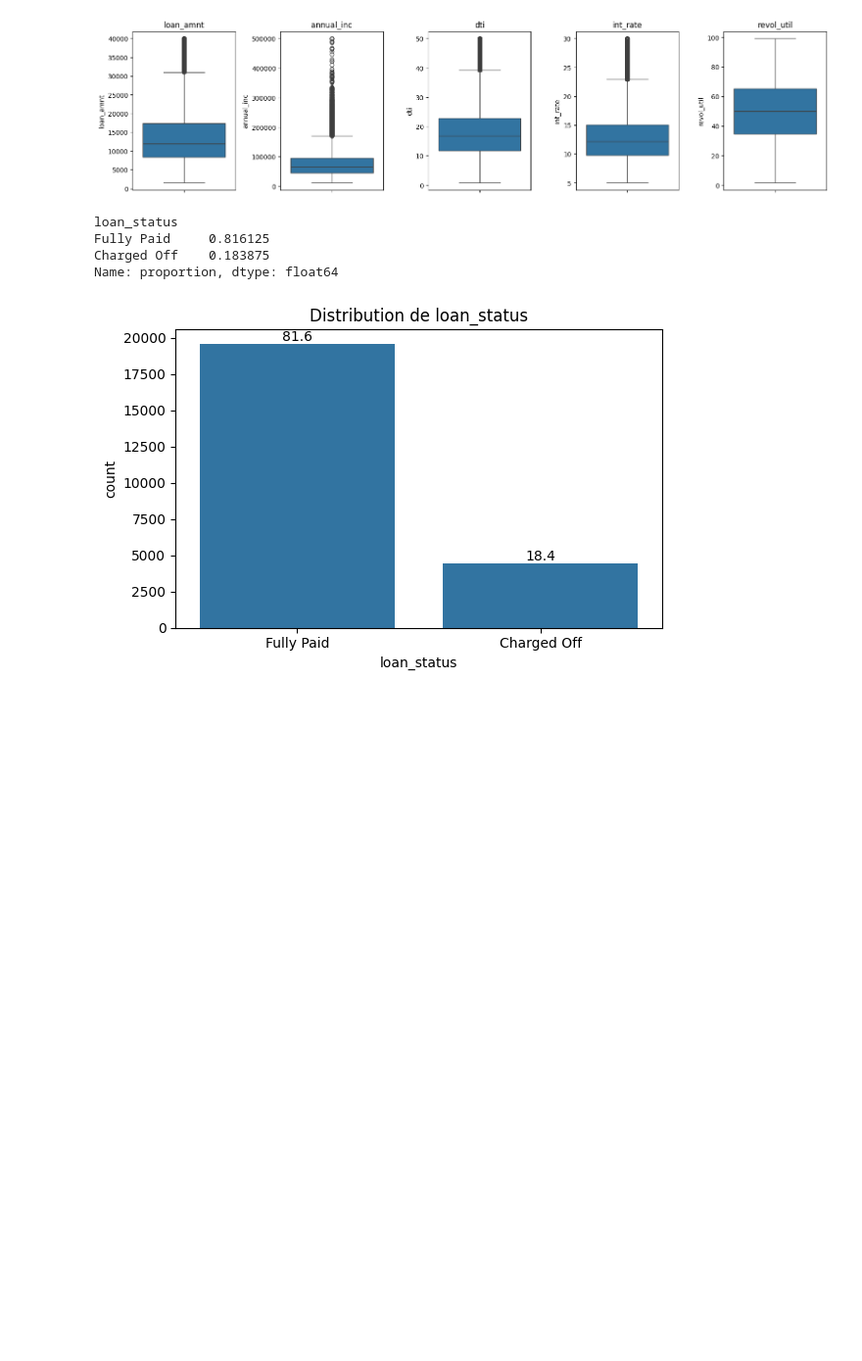
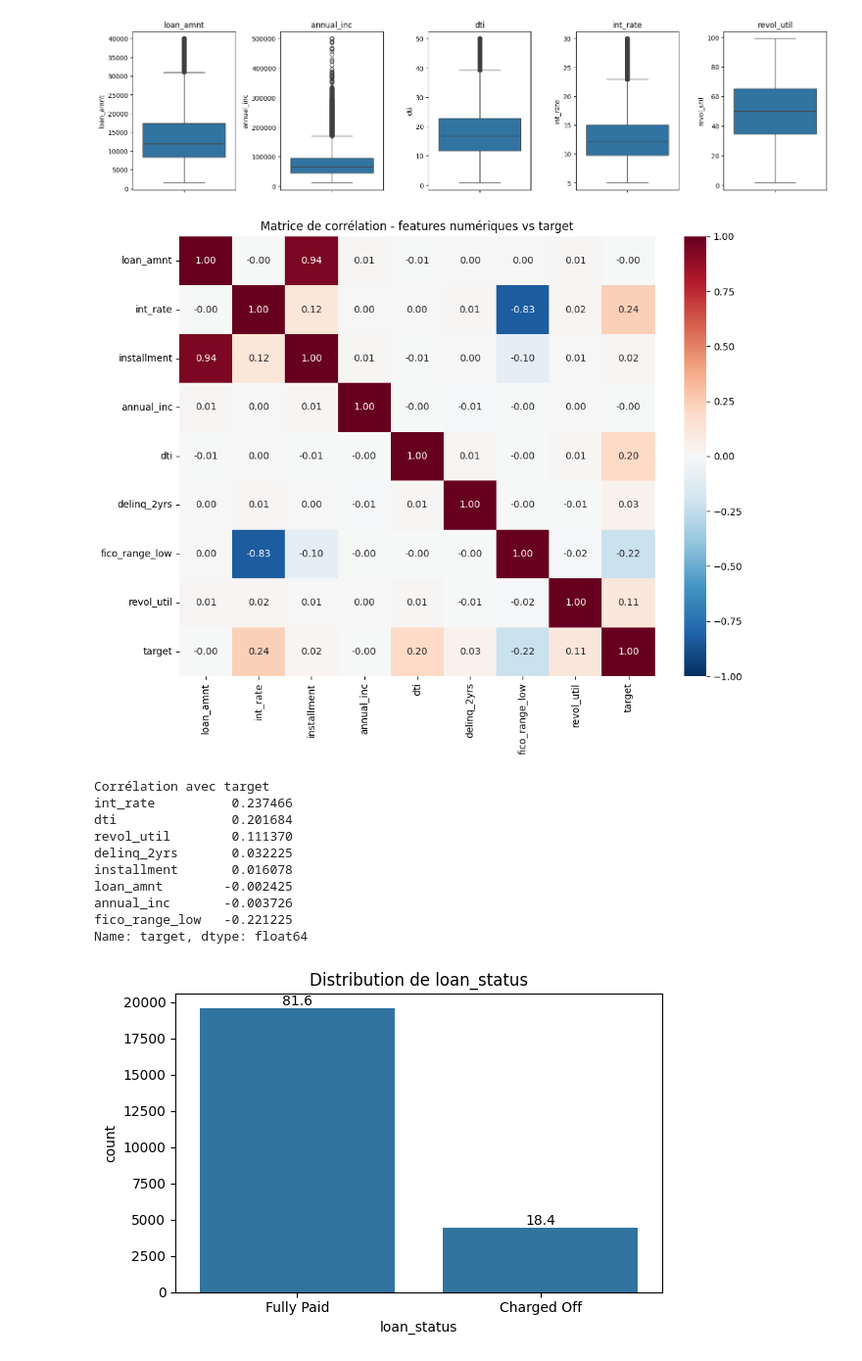
Before and after one commit to A949196/m1-b1-tom-carpentier, a Jupyter notebook: notebooks/M1-B1_template.ipynb, the cells around one changed output. Shown at 98% size. Cells and saved outputs as stored; diff of their text form; code cells hidden in the pictures; blank space fills up the shorter version.

```diff
--- a/notebooks/M1-B1_template.ipynb
+++ b/notebooks/M1-B1_template.ipynb
@@ -68,11 +103,31 @@ plt.show()
 # %% [output]
 [figure]
 # %%
-counts = df["loan_status"].value_counts(normalize=True)
-counts
+# Corrélations clés
+df["target"] = (df["loan_status"] == "Charged Off").astype(int)
+
+cols_num = ["loan_amnt", "int_rate", "installment", "annual_inc", "dti", "delinq_2yrs",
+           "fico_range_low", "revol_util", "target"
+           ]
+fig, ax = plt.subplots(figsize=(10,8))
+corr_matrix = df[cols_num].corr()
+sns.heatmap(corr_matrix, annot=True, fmt=".2f", cmap="RdBu_r", center=0, vmin=-1, vmax=1, ax=ax)
+ax.set_title("Matrice de corrélation - features numériques vs target")
+plt.tight_layout()
+plt.show()
+
+print("Corrélation avec target")
+print(corr_matrix["target"].drop("target").sort_values(ascending=False))
 # %% [output]
+[figure, added]
-loan_status
-Fully Paid     0.816125
-Charged Off    0.183875
-Name: proportion, dtype: float64
+Corrélation avec target
+int_rate          0.237466
+dti               0.201684
+revol_util        0.111370
+delinq_2yrs       0.032225
+installment       0.016078
+loan_amnt        -0.002425
+annual_inc       -0.003726
+fico_range_low   -0.221225
+Name: target, dtype: float64
 # %%
```
Also changed, not shown: parts of 4 cells of this notebook.
